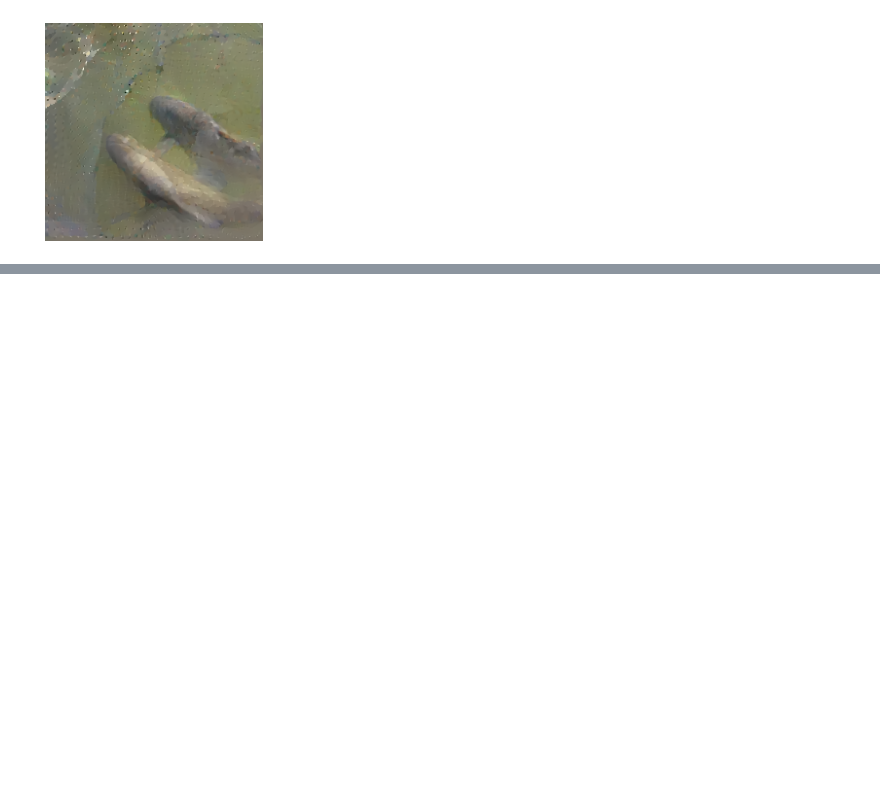
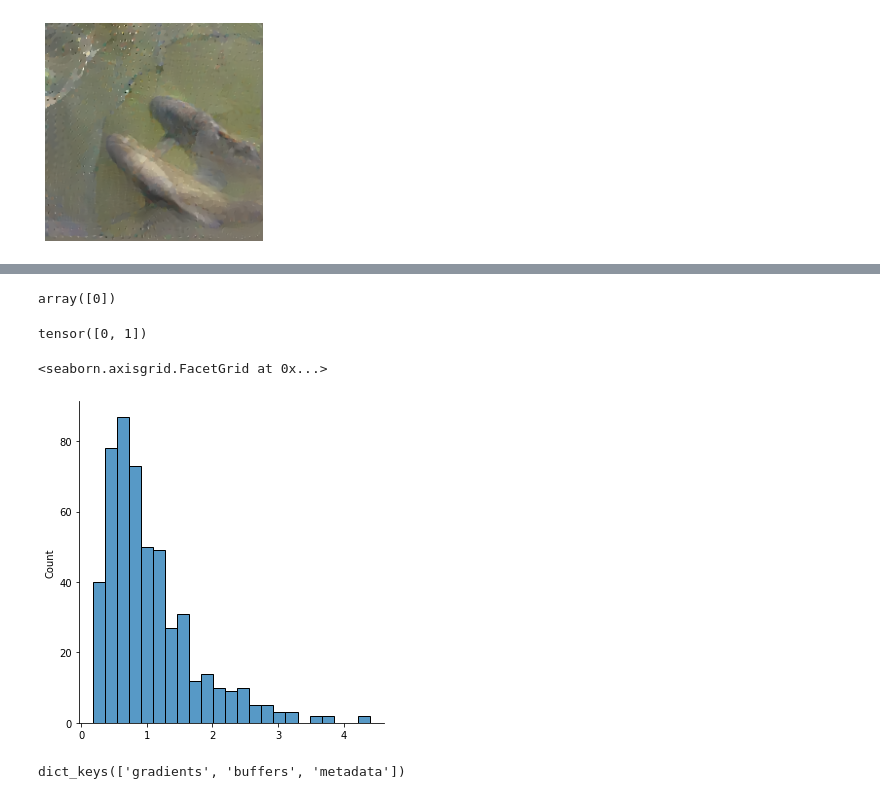
Before and after one commit to JonasGeiping/breaching, a Jupyter notebook: Interactive gradient inversion attacks - Feature Reconstruction.ipynb, the cells around one changed output, grey strips where cells are left out. Saved outputs shown, nothing was run; the diff lists cells and outputs as text; code cells hidden in the pictures; blank space fills up the shorter version.

```diff
--- a/Interactive gradient inversion attacks - Feature Reconstruction.ipynb
+++ b/Interactive gradient inversion attacks - Feature Reconstruction.ipynb
@@ -137,10 +132,11 @@ cfg.case.user.num_data_points = 2
 # %%
-# reconstruct features from users
+# reconstruct sampling features from users
+cfg.case.user.num_data_points = 2
 all_features = []
 for i in tqdm(range(50 // cfg.case.user.num_data_points)):
     with open_dict(cfg):
         cfg.case.user.user_idx = i
-    user, server, model, loss_fn = breaching.cases.construct_case(cfg.case, setup)
+    user = breaching.cases.construct_user(model, loss_fn, cfg.case, setup)
     attacker = breaching.attacks.prepare_attack(server.model, server.loss, cfg.attack, setup)
     server_payload = server.distribute_payload()
     shared_data, true_user_data = user.compute_local_updates(server_payload)
@@ -226,0 +233,18 @@ print(np.mean(tmp_series), np.std(tmp_series))
+# %%
+t_labels[target_indx]
+# %% [output]
+array([0])
+# %%
+shared_data['metadata']['labels'][[0, 1]]
+# %% [output]
+tensor([0, 1])
+# %%
+tmp_series = np.mean(all_features, axis=0)
+sns.displot(tmp_series)
+# %% [output]
+<seaborn.axisgrid.FacetGrid at 0x...>
+[figure, added]
+# %%
+shared_data.keys()
+# %% [output]
+dict_keys(['gradients', 'buffers', 'metadata'])
```
Also changed, not shown: parts of 20 cells of this notebook, 4 other files.
